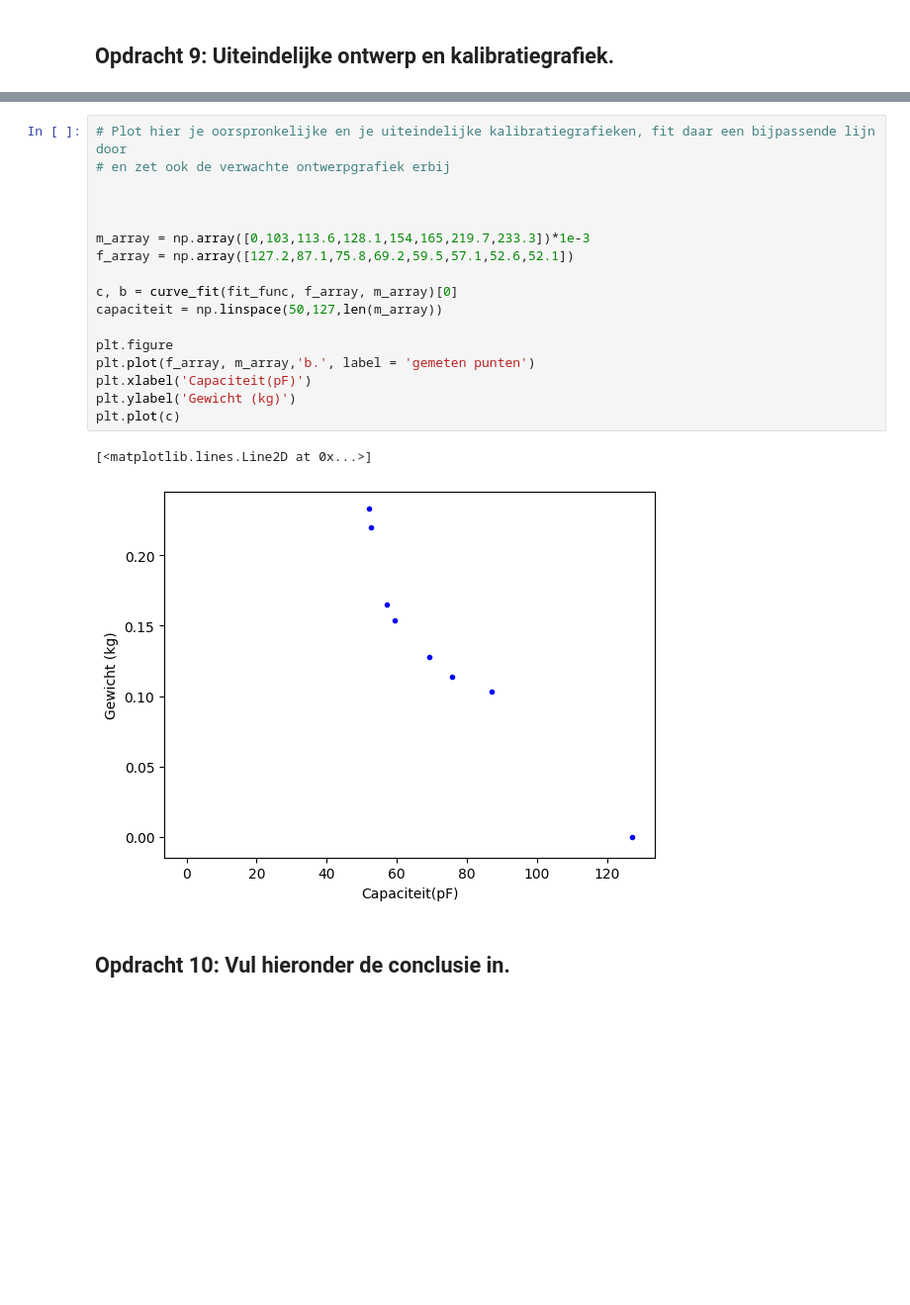
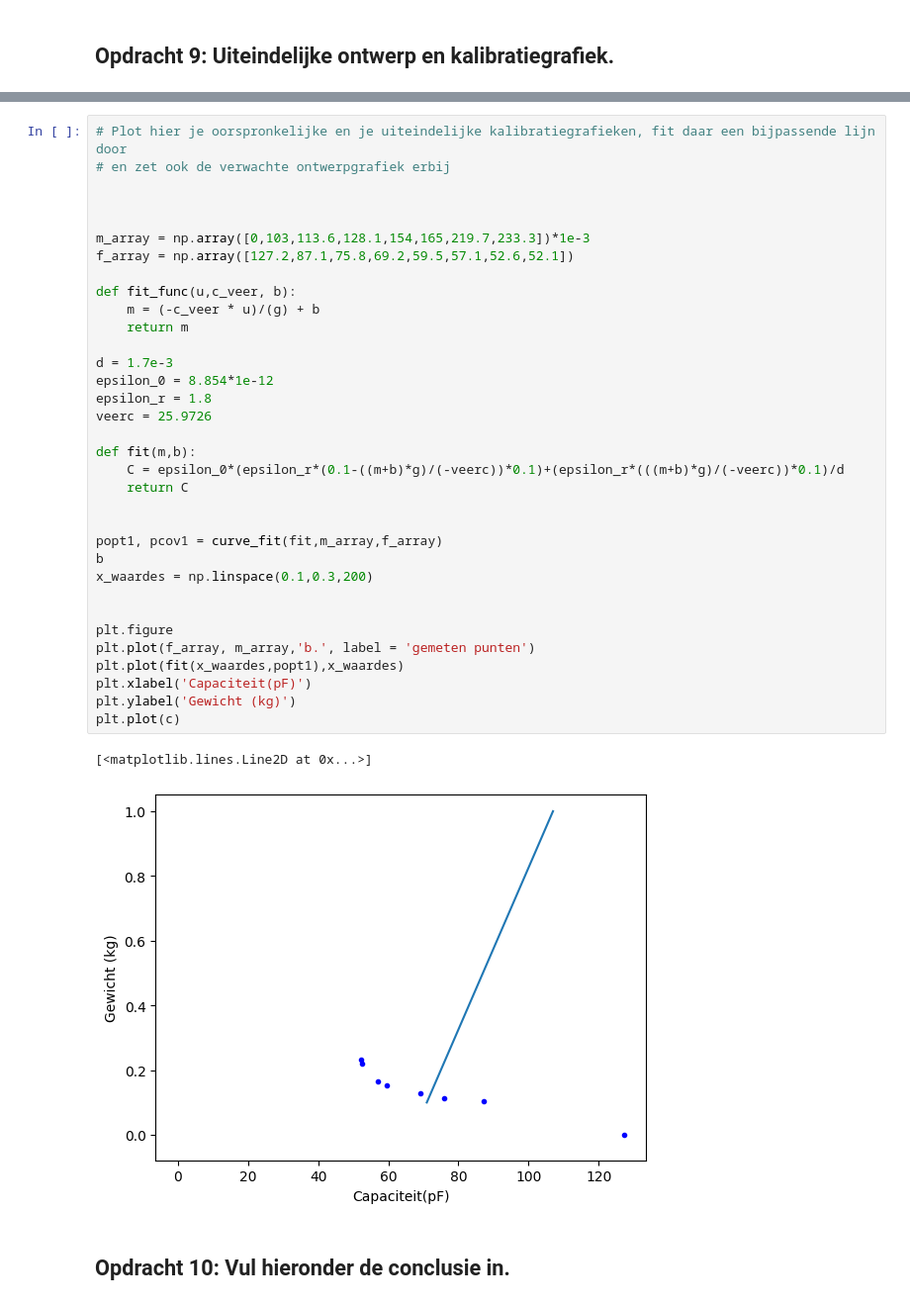
Before and after one commit to Rune-TuDelft/opdrachten-DEF-D, a Jupyter notebook: FysiekeOntwerpopdrachten/2OntwerpEenSensorCondensator/DEFOntwerpopdracht2OntwerpEenSensorInvulTemplate.ipynb, the cells around one changed output, grey strips where cells are left out. Shown at 99% size. Cells and saved outputs as stored; diff of their text form; blank space fills up the shorter version.

```diff
--- a/FysiekeOntwerpopdrachten/2OntwerpEenSensorCondensator/DEFOntwerpopdracht2OntwerpEenSensorInvulTemplate.ipynb
+++ b/FysiekeOntwerpopdrachten/2OntwerpEenSensorCondensator/DEFOntwerpopdracht2OntwerpEenSensorInvulTemplate.ipynb
@@ -243,22 +246,39 @@ Onze sensor kan nog verbetered worden door de volgende verbeteringen (minimaal 2
 # %%
 # Plot hier je oorspronkelijke en je uiteindelijke kalibratiegrafieken, fit daar een bijpassende lijn door
 # en zet ook de verwachte ontwerpgrafiek erbij
 
 
 
 m_array = np.array([0,103,113.6,128.1,154,165,219.7,233.3])*1e-3
 f_array = np.array([127.2,87.1,75.8,69.2,59.5,57.1,52.6,52.1])
 
-c, b = curve_fit(fit_func, f_array, m_array)[0]
-capaciteit = np.linspace(50,127,len(m_array))
+def fit_func(u,c_veer, b):
+    m = (-c_veer * u)/(g) + b
+    return m
+
+d = 1.7e-3
+epsilon_0 = 8.854*1e-12
+epsilon_r = 1.8
+veerc = 25.9726
+
+def fit(m,b):
+    C = epsilon_0*(epsilon_r*(0.1-((m+b)*g)/(-veerc))*0.1)+(epsilon_r*(((m+b)*g)/(-veerc))*0.1)/d
+    return C
+
+
+popt1, pcov1 = curve_fit(fit,m_array,f_array)
+b
+x_waardes = np.linspace(0.1,0.3,200)
+
 
 plt.figure
 plt.plot(f_array, m_array,'b.', label = 'gemeten punten')
+plt.plot(fit(x_waardes,popt1),x_waardes)
 plt.xlabel('Capaciteit(pF)')
 plt.ylabel('Gewicht (kg)')
 plt.plot(c)
 # %% [output]
 [<matplotlib.lines.Line2D at 0x...>]
-[figure, old version]
+[figure, new version]
 # %% [markdown]
 ## Opdracht 10: Vul hieronder de conclusie in.
```
Also changed, not shown: parts of 3 cells of this notebook.
